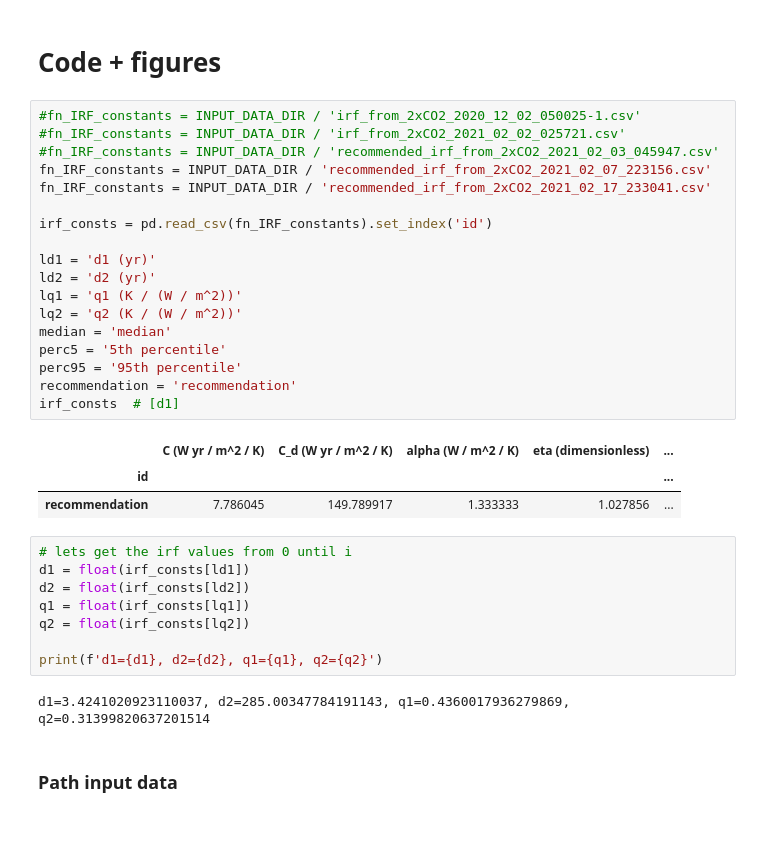
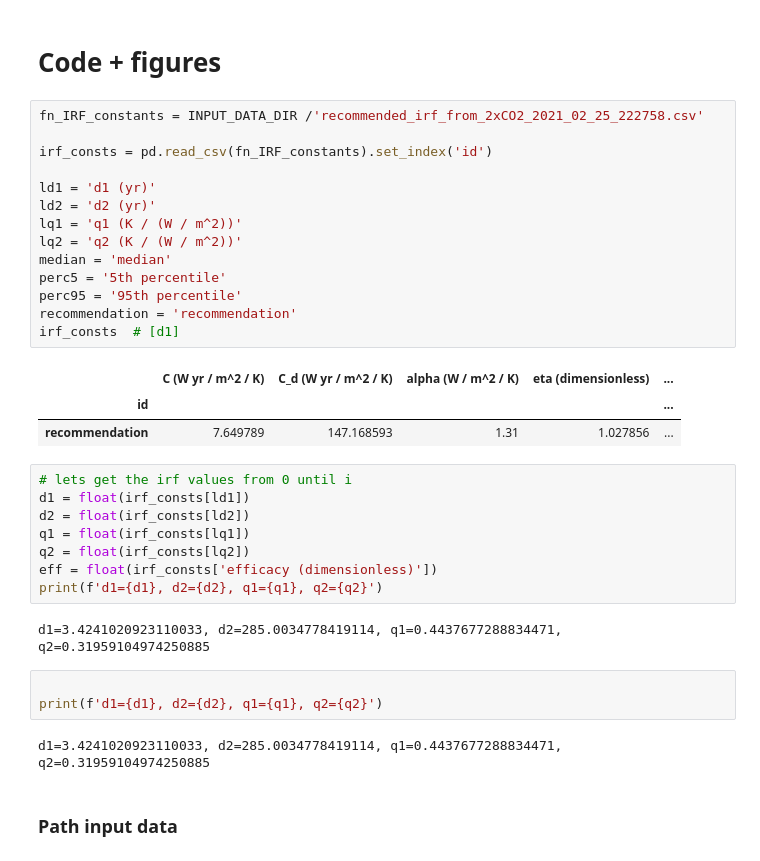
Before and after one commit to sarambl/AR6_CH6_RCMIPFIGS, a Jupyter notebook: ar6_ch6_rcmipfigs/notebooks/02-01-02_compute_delta_T_recommandation-HFCs.ipynb, the cells around one changed output. Saved outputs shown, nothing was run; the diff lists cells and outputs as text; blank space fills up the shorter version.

```diff
--- a/ar6_ch6_rcmipfigs/notebooks/02-01-02_compute_delta_T_recommandation-HFCs.ipynb
+++ b/ar6_ch6_rcmipfigs/notebooks/02-01-02_compute_delta_T_recommandation-HFCs.ipynb
@@ -47,37 +53,38 @@ See [README.md](../../README.md)
 # %% [markdown]
 # Code + figures
 # %%
-#fn_IRF_constants = INPUT_DATA_DIR / 'irf_from_2xCO2_2020_12_02_050025-1.csv'
-#fn_IRF_constants = INPUT_DATA_DIR / 'irf_from_2xCO2_2021_02_02_025721.csv'
-#fn_IRF_constants = INPUT_DATA_DIR / 'recommended_irf_from_2xCO2_2021_02_03_045947.csv'
-fn_IRF_constants = INPUT_DATA_DIR / 'recommended_irf_from_2xCO2_2021_02_07_223156.csv'
-fn_IRF_constants = INPUT_DATA_DIR / 'recommended_irf_from_2xCO2_2021_02_17_233041.csv'
+fn_IRF_constants = INPUT_DATA_DIR /'recommended_irf_from_2xCO2_2021_02_25_222758.csv'
 
 irf_consts = pd.read_csv(fn_IRF_constants).set_index('id')
 
 ld1 = 'd1 (yr)'
 ld2 = 'd2 (yr)'
 lq1 = 'q1 (K / (W / m^2))'
 lq2 = 'q2 (K / (W / m^2))'
 median = 'median'
 perc5 = '5th percentile'
 perc95 = '95th percentile'
 recommendation = 'recommendation'
 irf_consts  # [d1]
 # %% [output]
 |  | C (W yr / m^2 / K) | C_d (W yr / m^2 / K) | alpha (W / m^2 / K) | eta (dimensionless) | ... |
 | id |  |  |  |  | ... |
-| recommendation | 7.786045 | 149.789917 | 1.333333 | 1.027856 | ... |
+| recommendation | 7.649789 | 147.168593 | 1.31 | 1.027856 | ... |
 # %%
 # lets get the irf values from 0 until i
 d1 = float(irf_consts[ld1])
 d2 = float(irf_consts[ld2])
 q1 = float(irf_consts[lq1])
 q2 = float(irf_consts[lq2])
-
+eff = float(irf_consts['efficacy (dimensionless)'])
 print(f'd1={d1}, d2={d2}, q1={q1}, q2={q2}')
 # %% [output]
-d1=3.4241020923110037, d2=285.00347784191143, q1=0.4360017936279869, q2=0.31399820637201514
+d1=3.4241020923110033, d2=285.0034778419114, q1=0.4437677288834471, q2=0.31959104974250885
+# %%
+
+print(f'd1={d1}, d2={d2}, q1={q1}, q2={q2}')
+# %% [output]
+d1=3.4241020923110033, d2=285.0034778419114, q1=0.4437677288834471, q2=0.31959104974250885
 # %% [markdown]
 ### Path input data
 # %%
```
Also changed, not shown: parts of 12 cells of this notebook, 58 other files.
